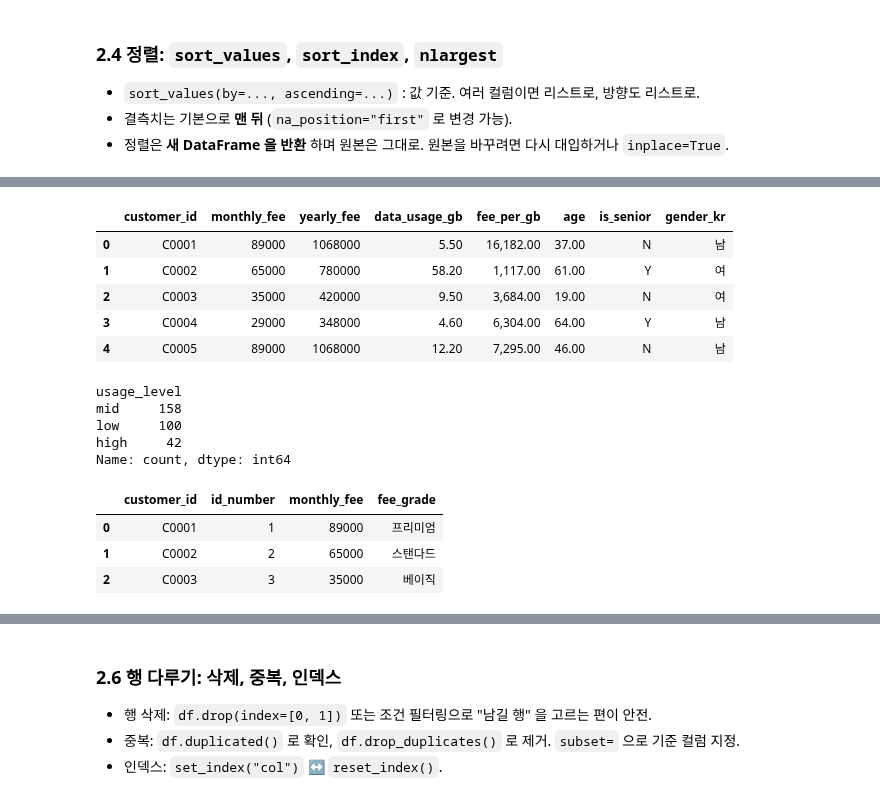
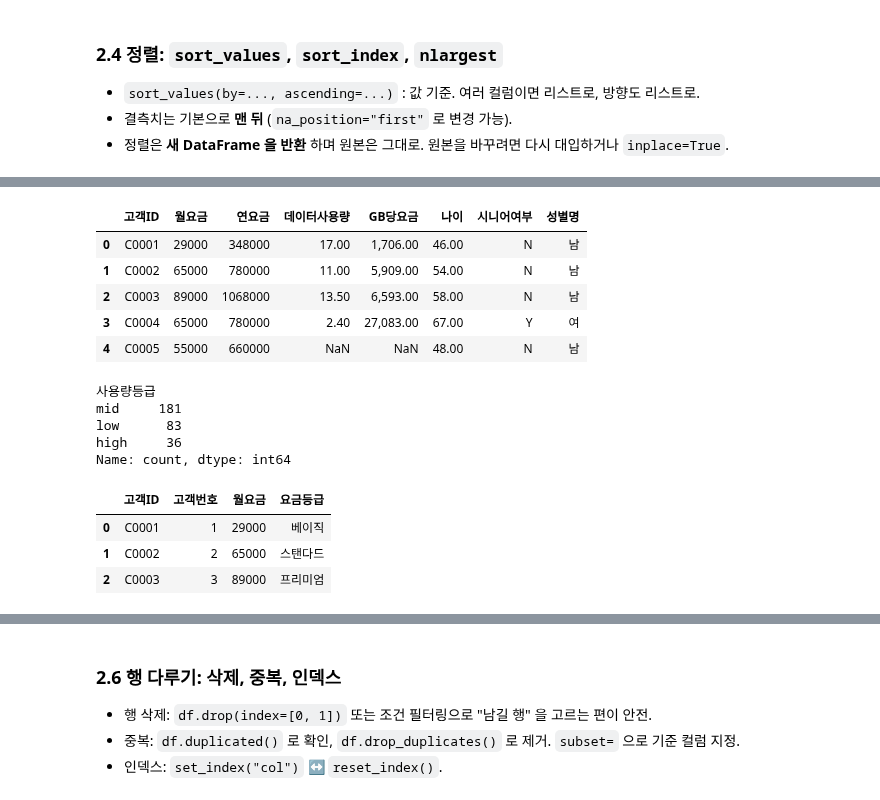
Before and after one commit to icesnake72/aice, a Jupyter notebook: aice_course/02_데이터구조확인_기초데이터다루기.ipynb, the cells around one changed output, grey strips where cells are left out. Saved outputs shown, nothing was run; the diff lists cells and outputs as text; code cells hidden in the pictures.

```diff
--- a/aice_course/02_데이터구조확인_기초데이터다루기.ipynb
+++ b/aice_course/02_데이터구조확인_기초데이터다루기.ipynb
@@ -396,12 +403,12 @@ print("결측이 하나라도 있는 행:", df.isnull().any(axis=1).sum())
 | 문자 → 범주형 | `df["col"].astype("category")` : 메모리 절약, 순서 지정 가능 |
 | 숫자 → 문자 | `df["col"].astype(str)` |
 # %%
-# monthly_fee 는 소수점이 필요 없으니 정수로 (결측이 없어서 바로 가능)
-df["monthly_fee"] = df["monthly_fee"].astype(int)
+# 월요금 는 소수점이 필요 없으니 정수로 (결측이 없어서 바로 가능)
+df["월요금"] = df["월요금"].astype(int)
 
 # age 는 결측이 있어 int 로 바꾸면 에러 -> nullable 정수형 "Int64" 사용
-df["age"] = df["age"].astype("Int64")
+df["나이"] = df["나이"].astype("Int64")
 
-print(df[["monthly_fee", "age"]].dtypes)
-df[["monthly_fee", "age"]].head(3)
+print(df[["월요금", "나이"]].dtypes)
+df[["월요금", "나이"]].head(3)
 # %% [output]
@@ -416,8 +423,8 @@ dtype: object
 > ⚠️ `Int64` 의 결측은 `NaN` 이 아니라 `pd.NA` 입니다. `np.where` 같은 numpy 함수에 넣으면 `TypeError: boolean value of NA is ambiguous` 가 납니다.
 > 시험에서는 결측이 있는 숫자 컬럼을 **float 그대로 두고 4회차 방식으로 결측을 채운 뒤** 정수로 바꾸는 편이 안전합니다. 이후 실습을 위해 float 로 되돌립니다.
 # %%
-df["age"] = df["age"].astype(float)
-print(df["age"].dtype)
+df["나이"] = df["나이"].astype(float)
+print(df["나이"].dtype)
 # %% [output]
 float64
 # %%
@@ -433,9 +440,9 @@ print(pd.to_numeric(dirty, errors="coerce"))
 dtype: float64
 # %%
 # category 타입: 값 종류가 적은 문자열 컬럼에 사용. 순서를 줄 수도 있다.
-df["plan"] = pd.Categorical(df["plan"], categories=["3G", "LTE", "5G"], ordered=True)
-print(df["plan"].dtype)
-print("정렬하면 지정한 순서를 따른다:", df["plan"].sort_values().unique().tolist())
+df["요금제"] = pd.Categorical(df["요금제"], categories=["3G", "LTE", "5G"], ordered=True)
+print(df["요금제"].dtype)
+print("정렬하면 지정한 순서를 따른다:", df["요금제"].sort_values().unique().tolist())
 # %% [output]
 category
 정렬하면 지정한 순서를 따른다: ['3G', 'LTE', '5G']
@@ -518,7 +525,7 @@ df.loc[0:2, ["customer_id", "age", "plan"]]   # 행 범위 + 열 이름 목록
 # %%
-# 인덱스를 customer_id 로 바꾸면 loc 와 iloc 의 차이가 분명해진다
-dfc = df.set_index("customer_id")
-print(dfc.loc["C0003", ["age", "plan"]].to_dict())   # 이름으로
+# 인덱스를 고객ID 로 바꾸면 loc 와 iloc 의 차이가 분명해진다
+dfc = df.set_index("고객ID")
+print(dfc.loc["C0003", ["나이", "요금제"]].to_dict())   # 이름으로
 print(dfc.iloc[2, [1, 4]].to_dict())                 # 위치로 (같은 행)
-dfc.loc["C0002":"C0004", "age":"plan"]               # 이름 슬라이스 (양 끝 포함)
+dfc.loc["C0002":"C0004", "나이":"요금제"]               # 이름 슬라이스 (양 끝 포함)
 # %% [output]
@@ -669,31 +694,31 @@ reset_index 후 인덱스: [0, 1, 2]
 # %%
-df["yearly_fee"] = df["monthly_fee"] * 12                                   # 연산
-df["fee_per_gb"] = (df["monthly_fee"] / df["data_usage_gb"]).round(0)       # 결측이 있으면 결과도 NaN
-df["is_senior"] = np.where(df["age"] >= 60, "Y", "N")                       # 2갈래 조건
-df["gender_kr"] = df["gender"].map({"M": "남", "F": "여"})                  # 매핑
+df["연요금"] = df["월요금"] * 12                                       # 연산
+df["GB당요금"] = (df["월요금"] / df["데이터사용량"]).round(0)         # 결측이 있으면 결과도 NaN
+df["시니어여부"] = np.where(df["나이"] >= 60, "Y", "N")                       # 2갈래 조건
+df["성별명"] = df["성별"].map({"M": "남", "F": "여"})                      # 매핑
 
-df[["customer_id", "monthly_fee", "yearly_fee", "data_usage_gb", "fee_per_gb", "age", "is_senior", "gender_kr"]].head()
+df[["고객ID", "월요금", "연요금", "데이터사용량", "GB당요금", "나이", "시니어여부", "성별명"]].head()
 # %% [output]
-|  | customer_id | monthly_fee | yearly_fee | data_usage_gb | fee_per_gb | age | is_senior | gender_kr |
-| 0 | C0001 | 89000 | 1068000 | 5.50 | 16,182.00 | 37.00 | N | 남 |
-| 1 | C0002 | 65000 | 780000 | 58.20 | 1,117.00 | 61.00 | Y | 여 |
-| 2 | C0003 | 35000 | 420000 | 9.50 | 3,684.00 | 19.00 | N | 여 |
-| 3 | C0004 | 29000 | 348000 | 4.60 | 6,304.00 | 64.00 | Y | 남 |
-| 4 | C0005 | 89000 | 1068000 | 12.20 | 7,295.00 | 46.00 | N | 남 |
+|  | 고객ID | 월요금 | 연요금 | 데이터사용량 | GB당요금 | 나이 | 시니어여부 | 성별명 |
+| 0 | C0001 | 29000 | 348000 | 17.00 | 1,706.00 | 46.00 | N | 남 |
+| 1 | C0002 | 65000 | 780000 | 11.00 | 5,909.00 | 54.00 | N | 남 |
+| 2 | C0003 | 89000 | 1068000 | 13.50 | 6,593.00 | 58.00 | N | 남 |
+| 3 | C0004 | 65000 | 780000 | 2.40 | 27,083.00 | 67.00 | Y | 여 |
+| 4 | C0005 | 55000 | 660000 | NaN | NaN | 48.00 | N | 남 |
 # %%
 # 여러 갈래 조건: np.select (조건 리스트, 값 리스트, 기본값)
 conditions = [
-  df["data_usage_gb"] < 10,
-  df["data_usage_gb"] < 30,
+  df["데이터사용량"] < 10,
+  df["데이터사용량"] < 30,
 ]
 labels = ["low", "mid"]
-df["usage_level"] = np.select(conditions, labels, default="high")
-df["usage_level"].value_counts()
+df["사용량등급"] = np.select(conditions, labels, default="high")
+df["사용량등급"].value_counts()
 # %% [output]
-usage_level
-mid     158
-low     100
-high     42
+사용량등급
+mid     181
+low      83
+high     36
 Name: count, dtype: int64
 # %%
 # apply + lambda: 한 값씩 함수를 적용 (map 으로 안 되는 복잡한 규칙에)
@@ -705,11 +730,11 @@ def fee_grade(fee: int) -> str:
   return "베이직"
 
 
-df["fee_grade"] = df["monthly_fee"].apply(fee_grade)
-df["id_number"] = df["customer_id"].apply(lambda x: int(x[1:]))    # "C0007" -> 7
-df[["customer_id", "id_number", "monthly_fee", "fee_grade"]].head(3)
+df["요금등급"] = df["월요금"].apply(fee_grade)
+df["고객번호"] = df["고객ID"].apply(lambda x: int(x[1:]))    # "C0007" -> 7
+df[["고객ID", "고객번호", "월요금", "요금등급"]].head(3)
 # %% [output]
-|  | customer_id | id_number | monthly_fee | fee_grade |
-| 0 | C0001 | 1 | 89000 | 프리미엄 |
+|  | 고객ID | 고객번호 | 월요금 | 요금등급 |
+| 0 | C0001 | 1 | 29000 | 베이직 |
 | 1 | C0002 | 2 | 65000 | 스탠다드 |
-| 2 | C0003 | 3 | 35000 | 베이직 |
+| 2 | C0003 | 3 | 89000 | 프리미엄 |
```
Also changed, not shown: parts of 78 cells of this notebook, 18 other files.
